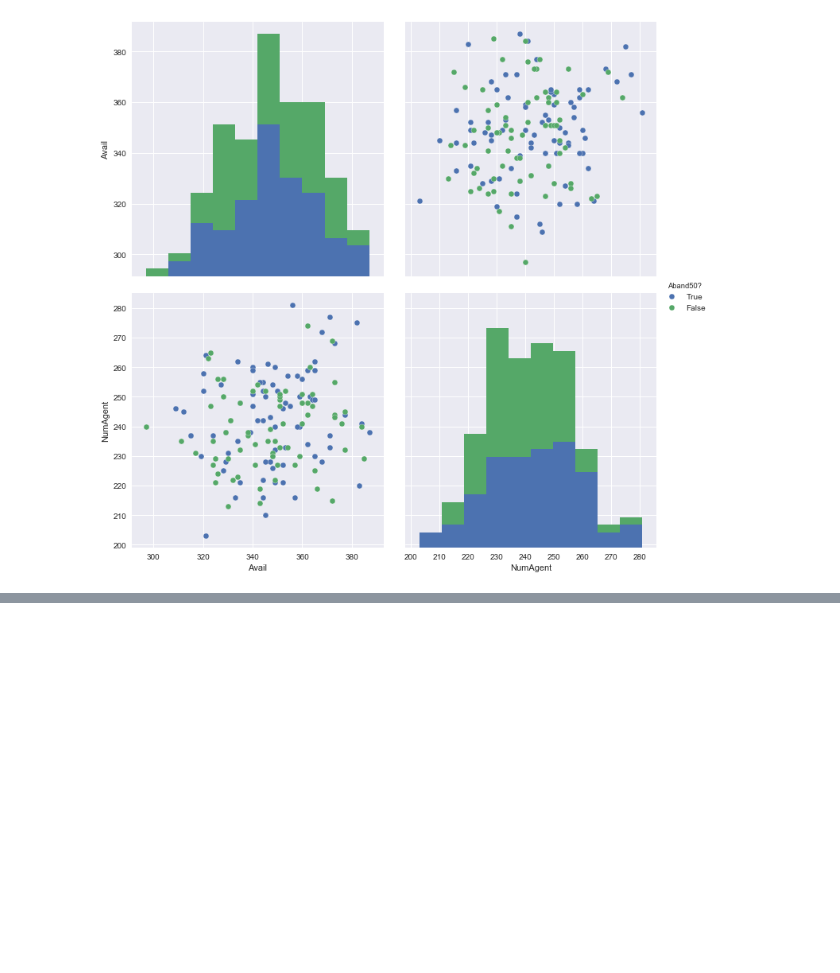
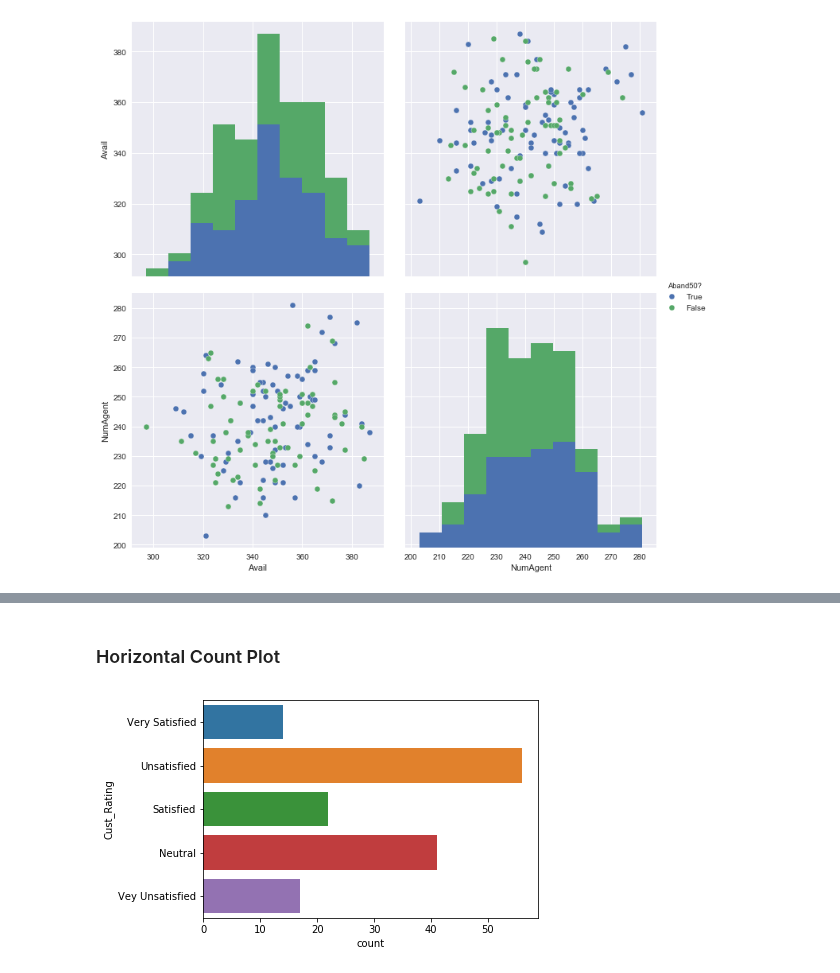
Before and after one commit to eamonnofarrell/Programming_Project, a Jupyter notebook: Prog_Project.ipynb, the cells around one changed output, grey strips where cells are left out. Saved outputs shown, nothing was run; the diff lists cells and outputs as text; code cells hidden in the pictures; blank space fills up the shorter version.

```diff
--- a/Prog_Project.ipynb
+++ b/Prog_Project.ipynb
@@ -422,0 +435,8 @@ sns.pairplot(Calls, hue='Aband50?', vars=['Avail', 'NumAgent'], size = 5)
+# %% [markdown]
+### Horizontal Count Plot
+# %%
+figure()
+countplot(data=Calls,y='Cust_Rating')
+show()
+# %% [output]
+[figure, added]
```
Also changed, not shown: parts of 3 cells of this notebook.
